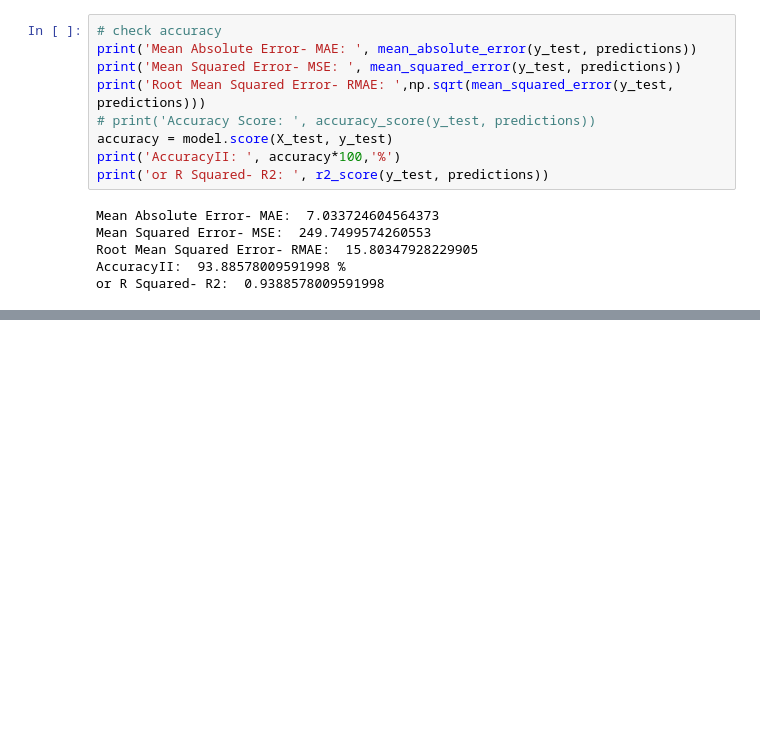
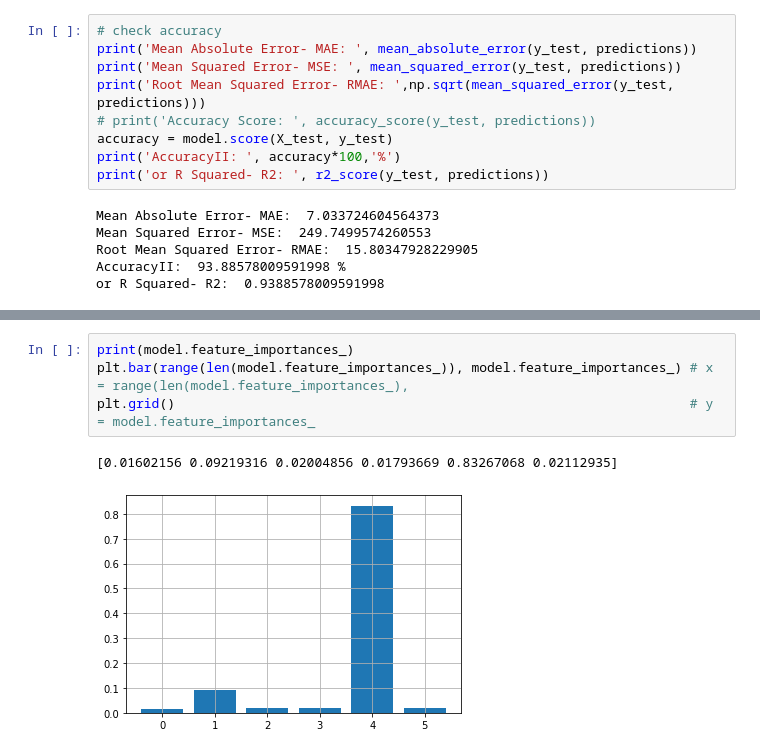
Before and after one commit to AzadMehedi/ML-Algorithoms, a Jupyter notebook: Gradiant_Boosting.ipynb, the cells around one changed output, grey strips where cells are left out. Cells and saved outputs as stored; diff of their text form; blank space fills up the shorter version.

```diff
--- a/Gradiant_Boosting.ipynb
+++ b/Gradiant_Boosting.ipynb
@@ -52,0 +68,7 @@ or R Squared- R2:  0.9388578009591998
+# %%
+print(model.feature_importances_)
+plt.bar(range(len(model.feature_importances_)), model.feature_importances_) # x = range(len(model.feature_importances_),
+plt.grid()                                                                  # y = model.feature_importances_
+# %% [output]
+[0.01602156 0.09219316 0.02004856 0.01793669 0.83267068 0.02112935]
+[figure, added]
```
Also changed, not shown: parts of 2 cells of this notebook.
